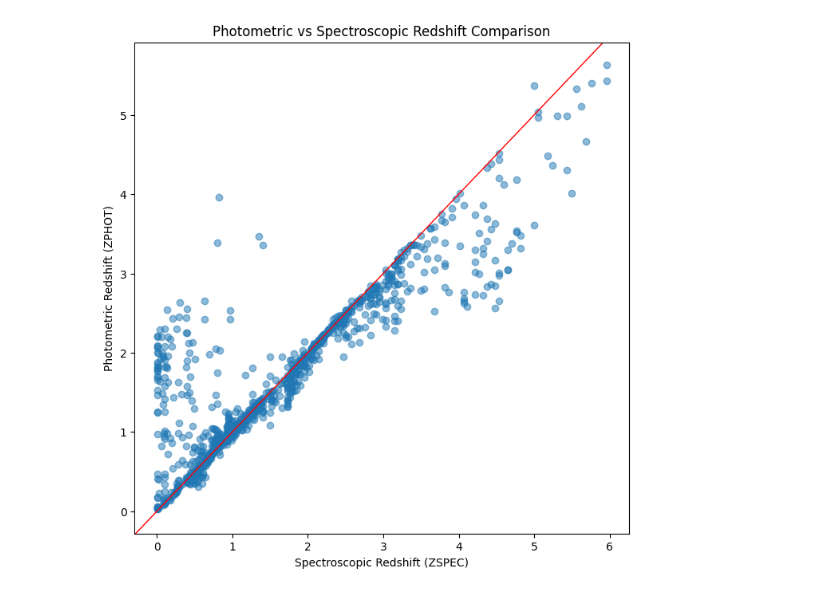
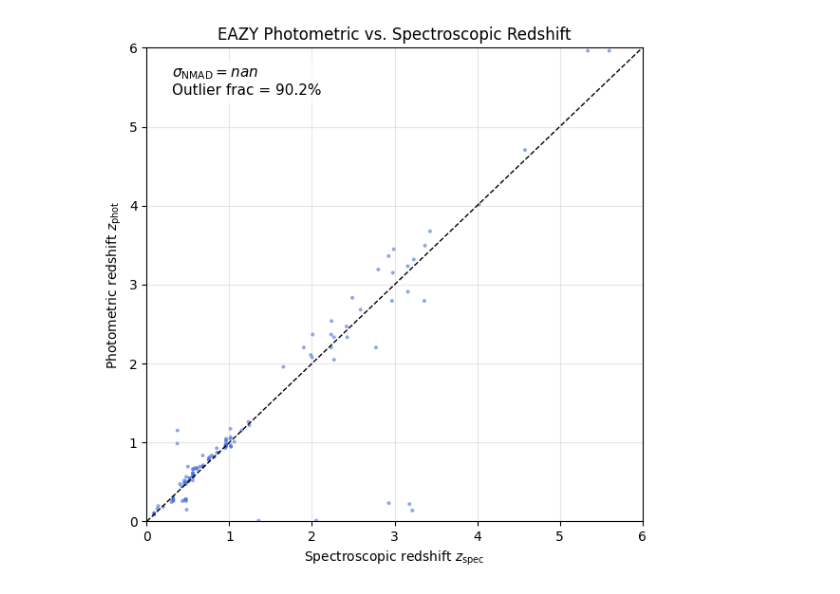
Before and after one commit to sfremy/my-eazy-jwst, a Jupyter notebook: scripts/z_visualization.ipynb, the cells around one changed output. Saved outputs shown, nothing was run; the diff lists cells and outputs as text; code cells hidden in the pictures.

Commit message:
jwst phot + zphot replicate

```diff
--- a/scripts/z_visualization.ipynb
+++ b/scripts/z_visualization.ipynb
@@ -27,8 +10,78 @@ photz_data
 # %%
-plt.figure(figsize=(8, 8))
-plt.scatter(photz_data['z_spec'], photz_data['z_a'], alpha=0.5)
-plt.axline((0, 0), (1, 1), linewidth=1, color='r')
-plt.xlabel('Spectroscopic Redshift (ZSPEC)')
-plt.ylabel('Photometric Redshift (ZPHOT)')
-plt.title('Photometric vs Spectroscopic Redshift Comparison')
+import numpy as np
+import matplotlib.pyplot as plt
+from astropy.table import Table
+
+
+def plot_zphot_zspec(zout_path, save_as='zphot_zspec.png', zmax=6, outlier_thresh=0.15):
+    """
+    Create a z_phot vs z_spec diagnostic plot similar to threedhst.eazyPy.zPhot_zSpec,
+    including σ_NMAD and outlier fraction.
+
+    Parameters
+    ----------
+    zout_path : str
+        Path to the EAZY output file (photz.zout).
+    save_as : str, optional
+        Output filename for the plot (default: 'zphot_zspec.png').
+    zmax : float, optional
+        Maximum redshift for axes (default: 6).
+    outlier_thresh : float, optional
+        |Δz|/(1+z_spec) threshold for outliers (default: 0.15).
+    """
+    # --- Load EAZY output
+    zout = Table.read(zout_path, format='ascii')
+
+    # --- Identify columns automatically
+    colnames = [c.lower() for c in zout.colnames]
+    if 'z_spec' in colnames:
+        zspec_col = zout.colnames[colnames.index('z_spec')]
+    elif 'zspec' in colnames:
+        zspec_col = zout.colnames[colnames.index('zspec')]
+    else:
+        raise ValueError("No spectroscopic redshift column found in .zout file.")
+
+    if 'z_a' in colnames:
+        zphot_col = zout.colnames[colnames.index('z_a')]
+    elif 'z_phot' in colnames:
+        zphot_col = zout.colnames[colnames.index('z_phot')]
+    else:
+        raise ValueError("No photometric redshift column (z_a / z_phot) found in .zout file.")
+
+    # --- Extract arrays and clean NaNs
+    zspec = np.array(zout[zspec_col])
+    zphot = np.array(zout[zphot_col])
+    mask = np.isfinite(zspec) & np.isfinite(zphot)
+    zspec, zphot = zspec[mask], zphot[mask]
+
+    # --- Compute scatter metrics
+    dz = (zphot - zspec) / (1 + zspec)
+    sigma_nmad = 1.48 * np.median(np.abs(dz - np.median(dz)))
+    outlier_frac = np.mean(np.abs(dz) > outlier_thresh)
+
+    # --- Plot
+    plt.figure(figsize=(6, 6))
+    plt.scatter(zspec, zphot, s=8, alpha=0.6, color='royalblue', edgecolor='none', label='Data')
+    plt.plot([0, zmax], [0, zmax], 'k--', lw=1, label='1:1')
+    plt.xlabel(r'Spectroscopic redshift $z_{\rm spec}$')
+    plt.ylabel(r'Photometric redshift $z_{\rm phot}$')
+    plt.xlim(0, zmax)
+    plt.ylim(0, zmax)
+    plt.grid(alpha=0.3)
+
+    # --- Annotate performance
+    txt = (rf"$\sigma_{{\rm NMAD}} = {sigma_nmad:.3f}$" + "\n" +
+           rf"Outlier frac = {outlier_frac*100:.1f}%")
+    plt.text(0.05*zmax, 0.9*zmax, txt, fontsize=11, bbox=dict(facecolor='white', alpha=0.7, edgecolor='none'))
+
+    plt.title('EAZY Photometric vs. Spectroscopic Redshift')
+    plt.tight_layout()
+    # plt.savefig(save_as, dpi=150)
+    # plt.close()
+
+    # print(f"✅ Plot saved to {save_as}")
+    print(f"σ_NMAD = {sigma_nmad:.4f}, Outlier fraction = {outlier_frac*100:.2f}%")
+
+
+plot_zphot_zspec('../outputs/OUTPUT_HDF-N/photz.zout', save_as='zphot_zspec.png', zmax=6)
 # %% [output]
@@ -36 +89 @@ Text(0.5, 1.0, 'Photometric vs Spectroscopic Redshift Comparison')
-[figure, old version]
+[figure, new version]
```
Also changed, not shown: parts of 9 cells of this notebook, 10 other files.
